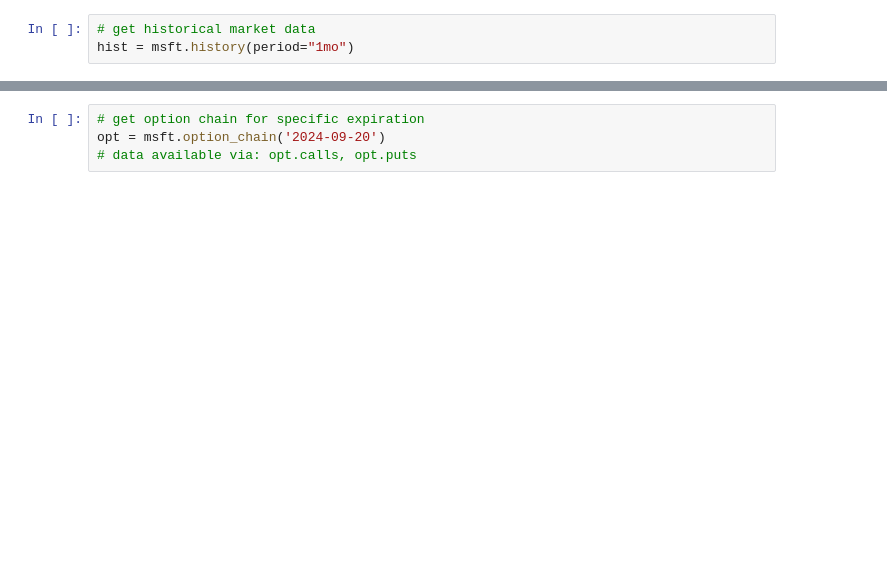
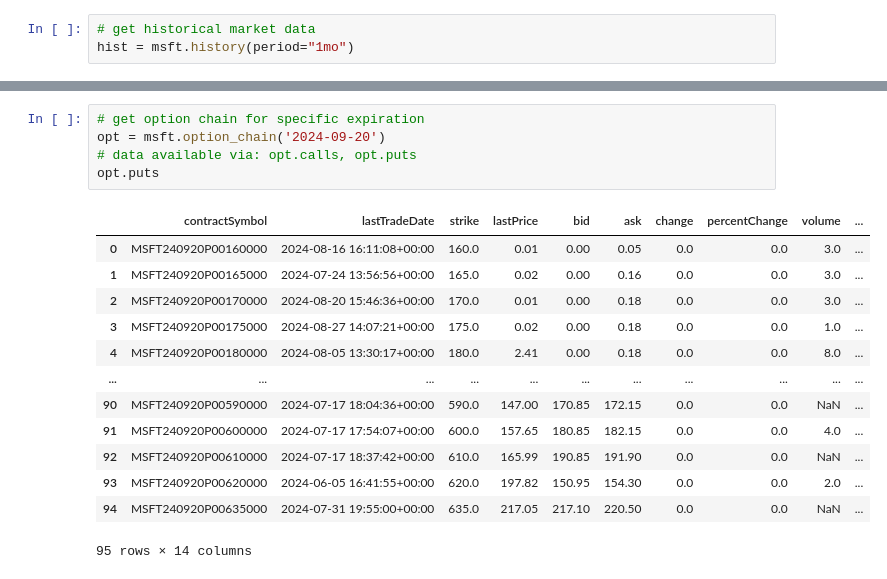
Before and after one commit to nachoba/python_course, a Jupyter notebook: libraries/yfinance_tutorial/msft.ipynb, the cells around one changed output, grey strips where cells are left out. Saved outputs shown, nothing was run; the diff lists cells and outputs as text; blank space fills up the shorter version.

```diff
--- a/libraries/yfinance_tutorial/msft.ipynb
+++ b/libraries/yfinance_tutorial/msft.ipynb
@@ -77,4 +278,19 @@ msft.news
 # %%
 # get option chain for specific expiration
 opt = msft.option_chain('2024-09-20')
 # data available via: opt.calls, opt.puts
+opt.puts
+# %% [output]
+|  | contractSymbol | lastTradeDate | strike | lastPrice | bid | ask | change | percentChange | volume | ... |
+| 0 | MSFT240920P00160000 | 2024-08-16 16:11:08+00:00 | 160.0 | 0.01 | 0.00 | 0.05 | 0.0 | 0.0 | 3.0 | ... |
+| 1 | MSFT240920P00165000 | 2024-07-24 13:56:56+00:00 | 165.0 | 0.02 | 0.00 | 0.16 | 0.0 | 0.0 | 3.0 | ... |
+| 2 | MSFT240920P00170000 | 2024-08-20 15:46:36+00:00 | 170.0 | 0.01 | 0.00 | 0.18 | 0.0 | 0.0 | 3.0 | ... |
+| 3 | MSFT240920P00175000 | 2024-08-27 14:07:21+00:00 | 175.0 | 0.02 | 0.00 | 0.18 | 0.0 | 0.0 | 1.0 | ... |
+| 4 | MSFT240920P00180000 | 2024-08-05 13:30:17+00:00 | 180.0 | 2.41 | 0.00 | 0.18 | 0.0 | 0.0 | 8.0 | ... |
+| ... | ... | ... | ... | ... | ... | ... | ... | ... | ... | ... |
+| 90 | MSFT240920P00590000 | 2024-07-17 18:04:36+00:00 | 590.0 | 147.00 | 170.85 | 172.15 | 0.0 | 0.0 | NaN | ... |
+| 91 | MSFT240920P00600000 | 2024-07-17 17:54:07+00:00 | 600.0 | 157.65 | 180.85 | 182.15 | 0.0 | 0.0 | 4.0 | ... |
+| 92 | MSFT240920P00610000 | 2024-07-17 18:37:42+00:00 | 610.0 | 165.99 | 190.85 | 191.90 | 0.0 | 0.0 | NaN | ... |
+| 93 | MSFT240920P00620000 | 2024-06-05 16:41:55+00:00 | 620.0 | 197.82 | 150.95 | 154.30 | 0.0 | 0.0 | 2.0 | ... |
+| 94 | MSFT240920P00635000 | 2024-07-31 19:55:00+00:00 | 635.0 | 217.05 | 217.10 | 220.50 | 0.0 | 0.0 | NaN | ... |
+95 rows × 14 columns
```
Also changed, not shown: parts of 14 cells of this notebook.
